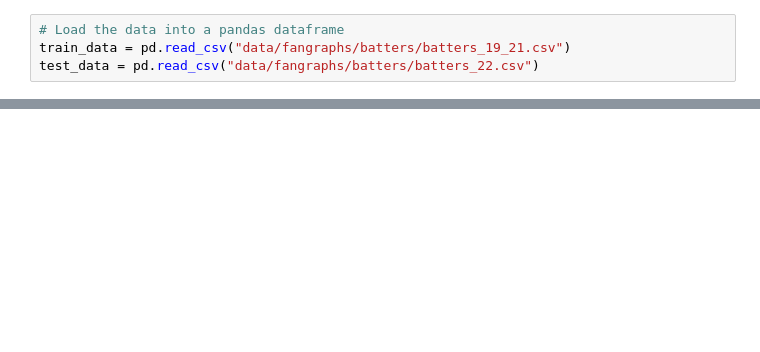
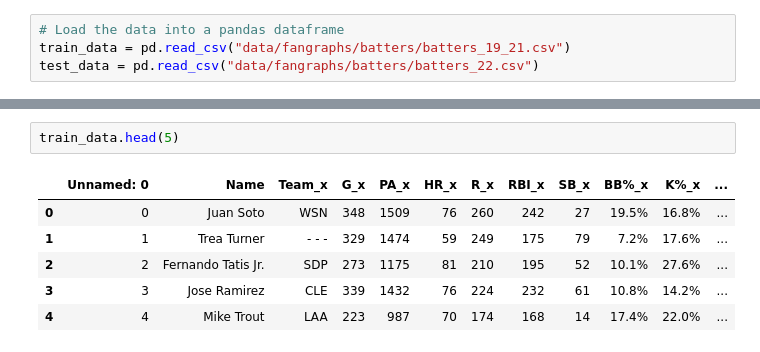
Before and after one commit to mattgilgo/Fantasy_Baseball, a Jupyter notebook: batter_models.ipynb, the cells around one changed output, grey strips where cells are left out. Cells and saved outputs as stored; diff of their text form; blank space fills up the shorter version.

```diff
--- a/batter_models.ipynb
+++ b/batter_models.ipynb
@@ -40,2 +68,11 @@ test_data = test_data.rename({'G_x':'G', 'HR_x':'HR', 'R_x':'R', 'SB_x':'SB', 'B
+# %%
+train_data.head(5)
+# %% [output]
+|  | Unnamed: 0 | Name | Team_x | G_x | PA_x | HR_x | R_x | RBI_x | SB_x | BB%_x | K%_x | ... |
+| 0 | 0 | Juan Soto | WSN | 348 | 1509 | 76 | 260 | 242 | 27 | 19.5% | 16.8% | ... |
+| 1 | 1 | Trea Turner | - - - | 329 | 1474 | 59 | 249 | 175 | 79 | 7.2% | 17.6% | ... |
+| 2 | 2 | Fernando Tatis Jr. | SDP | 273 | 1175 | 81 | 210 | 195 | 52 | 10.1% | 27.6% | ... |
+| 3 | 3 | Jose Ramirez | CLE | 339 | 1432 | 76 | 224 | 232 | 61 | 10.8% | 14.2% | ... |
+| 4 | 4 | Mike Trout | LAA | 223 | 987 | 70 | 174 | 168 | 14 | 17.4% | 22.0% | ... |
 # %%
 # Split the data into training and testing sets
```
Also changed, not shown: parts of 7 cells of this notebook.
